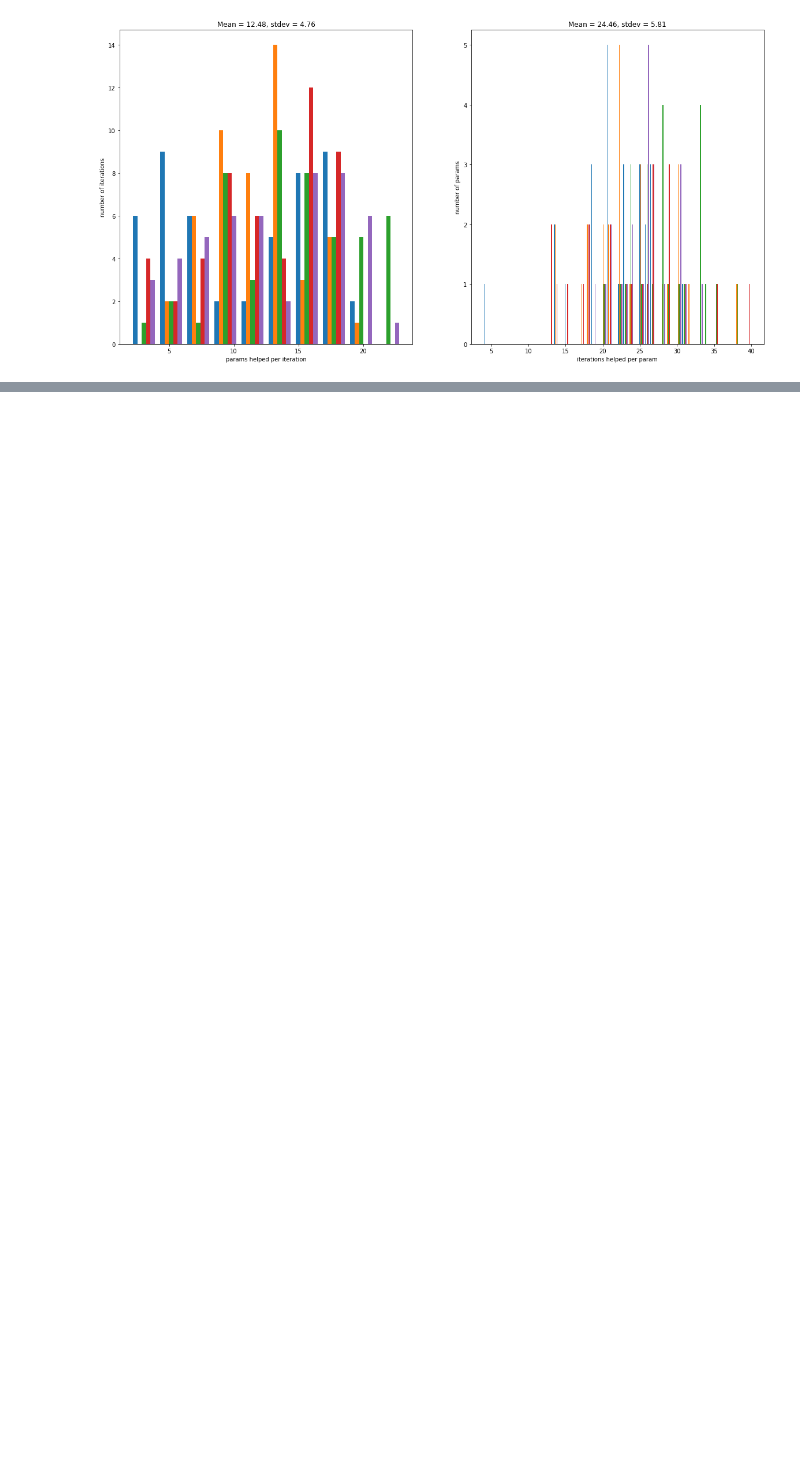
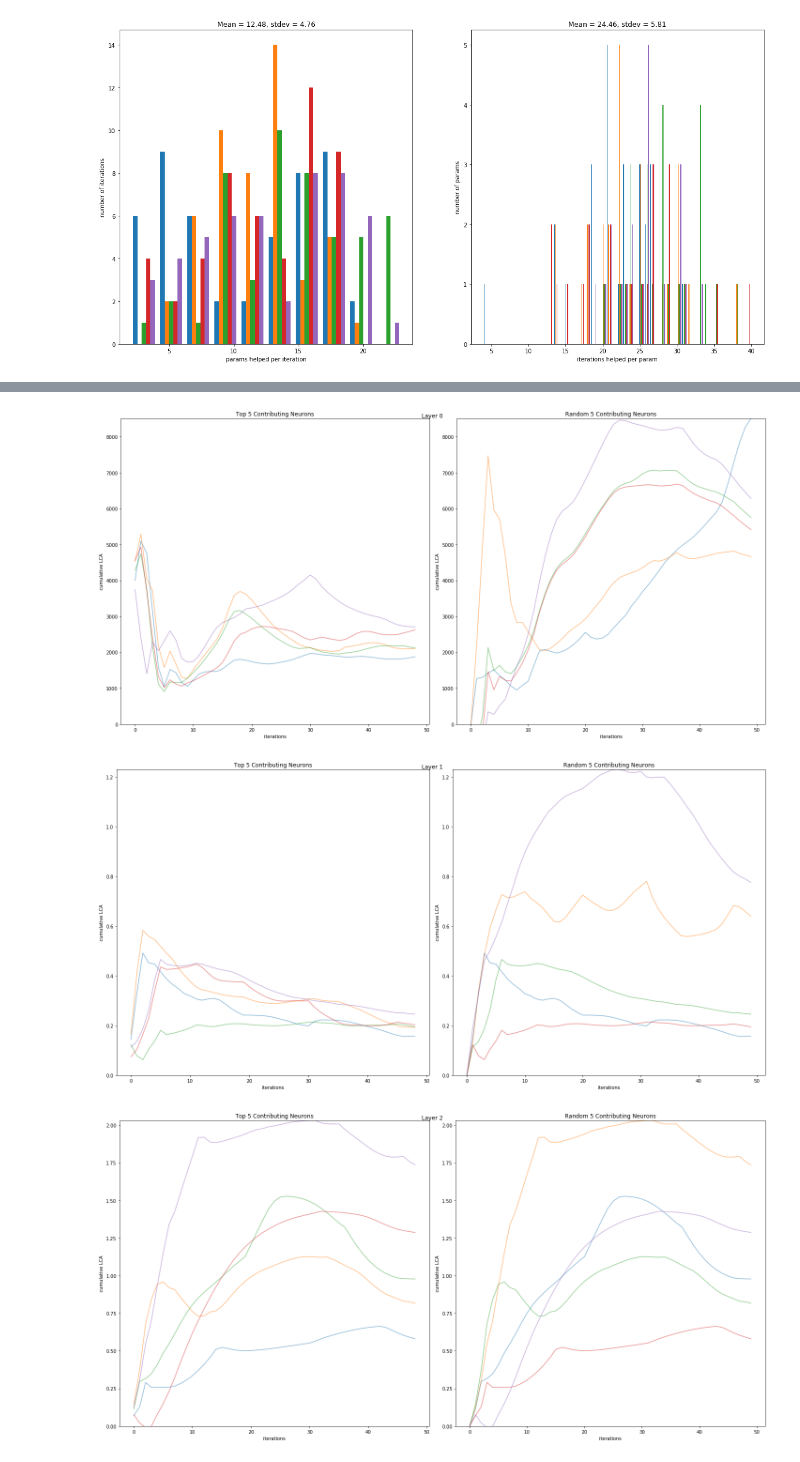
Before and after one commit to drwitt/BME_590_Tensorflow_Deep_Learning, a Jupyter notebook: DR_LCA_application_version.ipynb, the cells around one changed output, grey strips where cells are left out. Saved outputs shown, nothing was run; the diff lists cells and outputs as text; code cells hidden in the pictures; blank space fills up the shorter version.

```diff
--- a/DR_LCA_application_version.ipynb
+++ b/DR_LCA_application_version.ipynb
@@ -627,6 +625,39 @@ def plot_trajectories_per_layer(helped, shapes, names, plot_dest=None):
             save_or_show('%s_%02d' % (plot_dest, i))
         else:
             save_or_show(plot_dest)
+
+def plot_trajectories_per_layer_revised(lca_1, lca_2, lca_out, plot_dest=None):
+    layers = ['Layer 0', 'Layer 1', 'Layer 2']
+    i = 0
+    for lca in [lca_1, lca_2, lca_out]:
+      # layer shape is (iteration, all params in layer flattened)
+      layer = lca.cumsum(axis=0).sum(axis=1)
+      bestinds = np.argsort(layer[-1])[:5]
+      randinds = np.random.choice(layer.shape[1], size=min(5, layer.shape[1]), replace=False)
+      best_trajs = layer[:, bestinds].T
+      rand_trajs = layer[:, randinds].T
+      plt.figure(figsize=(20, 10))
+      plt.subplot(1, 2, 1)
+      plt.title('Top 5 Contributing Neurons')
+      for j, traj in enumerate(best_trajs):
+          plt.plot(traj, alpha=0.5) # label=bestinds[j])
+      plt.xlabel('iterations')
+      plt.ylabel('cumulative LCA')
+      plt.ylim(0, np.max(rand_trajs))
+      plt.subplot(1, 2, 2)
+      plt.title('Random 5 Contributing Neurons')
+      for j, traj in enumerate(rand_trajs):
+          plt.plot(np.concatenate((np.array([0]), traj)), alpha=0.5)
+      plt.xlabel('iterations')
+      plt.ylabel('cumulative LCA')
+      plt.ylim(0, np.max(rand_trajs))
+      plt.suptitle(layers[i])
+      i += 1
+      plt.tight_layout()
+      if isinstance(plot_dest, str):
+          save_or_show('%s_%02d' % (plot_dest, i))
+      else:
+          save_or_show(plot_dest)
 # %% [markdown]
 ## Plots
 # %%
@@ -731,0 +763,6 @@ percent_helped_histograms_revised(lca_out, params_lca_out)
+# %%
+plot_trajectories_per_layer_revised(lca_1, lca_2, lca_out)
+# %% [output]
+[figure, added]
+[figure, added]
+[figure, added]
```
Also changed, not shown: parts of 13 cells of this notebook.
